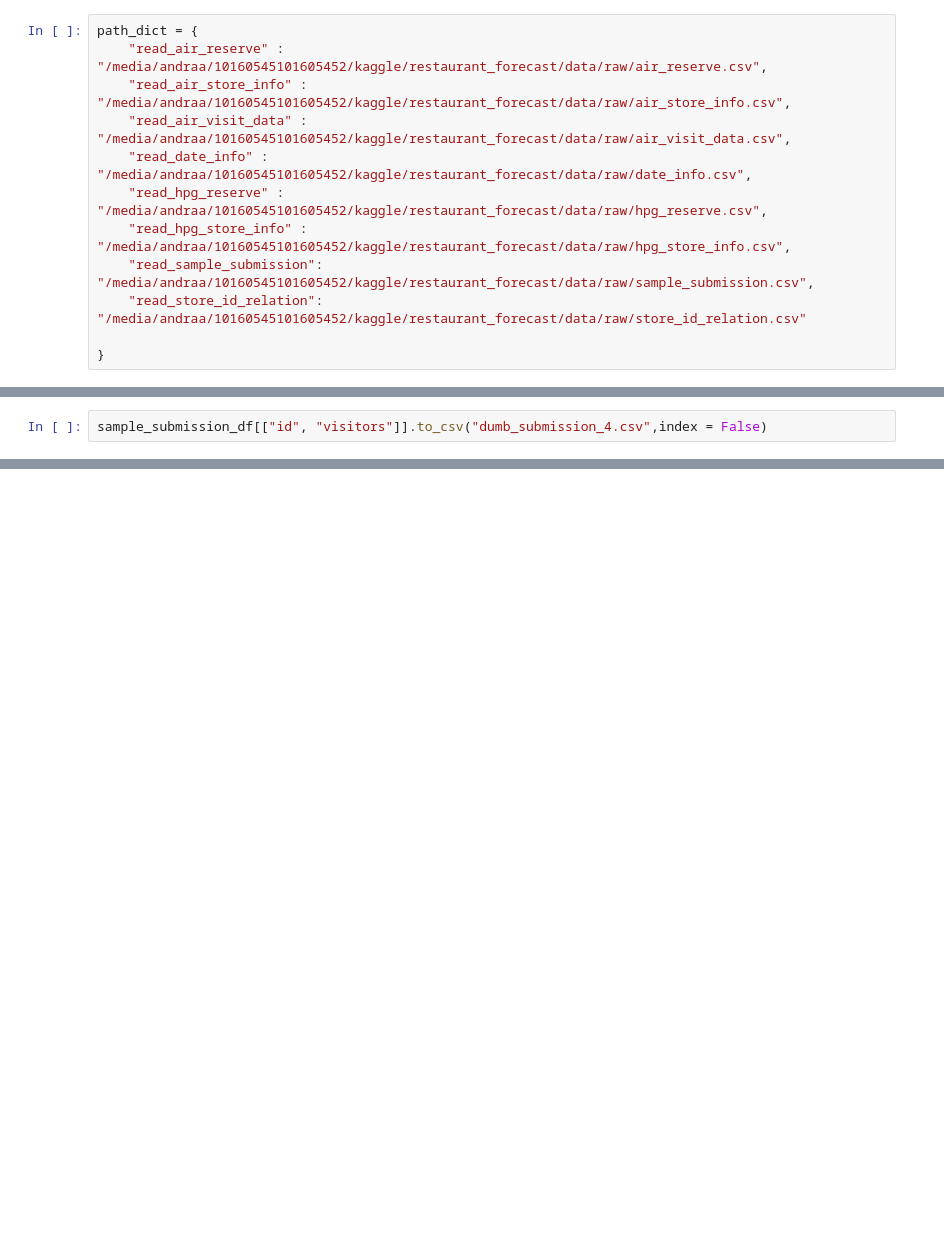
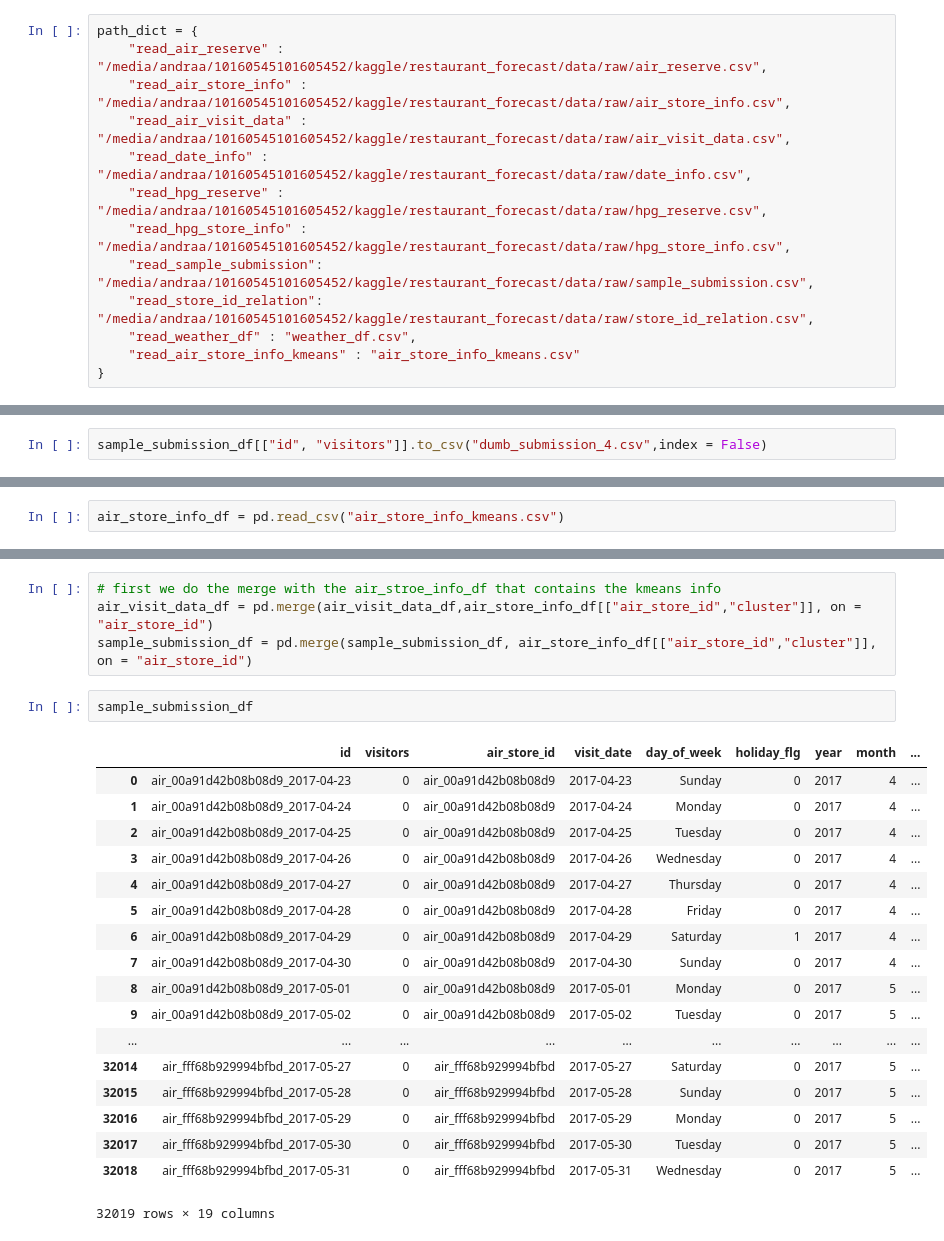
Before and after one commit to AndraAnoaica/kaggle_resto, a Jupyter notebook: prediction_models/0.0-aa-dumbest_model.ipynb, the cells around one changed output, grey strips where cells are left out. Saved outputs shown, nothing was run; the diff lists cells and outputs as text; blank space fills up the shorter version.

```diff
--- a/prediction_models/0.0-aa-dumbest_model.ipynb
+++ b/prediction_models/0.0-aa-dumbest_model.ipynb
@@ -13,8 +13,9 @@ path_dict = {
     "read_hpg_reserve" : "/media/andraa/10160545101605452/kaggle/restaurant_forecast/data/raw/hpg_reserve.csv",
     "read_hpg_store_info" : "/media/andraa/10160545101605452/kaggle/restaurant_forecast/data/raw/hpg_store_info.csv",
     "read_sample_submission": "/media/andraa/10160545101605452/kaggle/restaurant_forecast/data/raw/sample_submission.csv",
-    "read_store_id_relation": "/media/andraa/10160545101605452/kaggle/restaurant_forecast/data/raw/store_id_relation.csv"
-
+    "read_store_id_relation": "/media/andraa/10160545101605452/kaggle/restaurant_forecast/data/raw/store_id_relation.csv",
+    "read_weather_df" : "weather_df.csv",
+    "read_air_store_info_kmeans" : "air_store_info_kmeans.csv"
 }
 # %% [markdown]
 # 0.0 Load the data
@@ -384,0 +413,2 @@ sample_submission_df[["id", "visitors"]].to_csv("dumb_submission_4.csv",index =
+# %%
+air_store_info_df = pd.read_csv("air_store_info_kmeans.csv")
@@ -384,0 +446,25 @@ sample_submission_df[["id", "visitors"]].to_csv("dumb_submission_4.csv",index =
+# %%
+# first we do the merge with the air_stroe_info_df that contains the kmeans info
+air_visit_data_df = pd.merge(air_visit_data_df,air_store_info_df[["air_store_id","cluster"]], on = "air_store_id")
+sample_submission_df = pd.merge(sample_submission_df, air_store_info_df[["air_store_id","cluster"]], on = "air_store_id")
+# %%
+sample_submission_df
+# %% [output]
+|  | id | visitors | air_store_id | visit_date | day_of_week | holiday_flg | year | month | ... |
+| 0 | air_00a91d42b08b08d9_2017-04-23 | 0 | air_00a91d42b08b08d9 | 2017-04-23 | Sunday | 0 | 2017 | 4 | ... |
+| 1 | air_00a91d42b08b08d9_2017-04-24 | 0 | air_00a91d42b08b08d9 | 2017-04-24 | Monday | 0 | 2017 | 4 | ... |
+| 2 | air_00a91d42b08b08d9_2017-04-25 | 0 | air_00a91d42b08b08d9 | 2017-04-25 | Tuesday | 0 | 2017 | 4 | ... |
+| 3 | air_00a91d42b08b08d9_2017-04-26 | 0 | air_00a91d42b08b08d9 | 2017-04-26 | Wednesday | 0 | 2017 | 4 | ... |
+| 4 | air_00a91d42b08b08d9_2017-04-27 | 0 | air_00a91d42b08b08d9 | 2017-04-27 | Thursday | 0 | 2017 | 4 | ... |
+| 5 | air_00a91d42b08b08d9_2017-04-28 | 0 | air_00a91d42b08b08d9 | 2017-04-28 | Friday | 0 | 2017 | 4 | ... |
+| 6 | air_00a91d42b08b08d9_2017-04-29 | 0 | air_00a91d42b08b08d9 | 2017-04-29 | Saturday | 1 | 2017 | 4 | ... |
+| 7 | air_00a91d42b08b08d9_2017-04-30 | 0 | air_00a91d42b08b08d9 | 2017-04-30 | Sunday | 0 | 2017 | 4 | ... |
+| 8 | air_00a91d42b08b08d9_2017-05-01 | 0 | air_00a91d42b08b08d9 | 2017-05-01 | Monday | 0 | 2017 | 5 | ... |
+| 9 | air_00a91d42b08b08d9_2017-05-02 | 0 | air_00a91d42b08b08d9 | 2017-05-02 | Tuesday | 0 | 2017 | 5 | ... |
+| ... | ... | ... | ... | ... | ... | ... | ... | ... | ... |
+| 32014 | air_fff68b929994bfbd_2017-05-27 | 0 | air_fff68b929994bfbd | 2017-05-27 | Saturday | 0 | 2017 | 5 | ... |
+| 32015 | air_fff68b929994bfbd_2017-05-28 | 0 | air_fff68b929994bfbd | 2017-05-28 | Sunday | 0 | 2017 | 5 | ... |
+| 32016 | air_fff68b929994bfbd_2017-05-29 | 0 | air_fff68b929994bfbd | 2017-05-29 | Monday | 0 | 2017 | 5 | ... |
+| 32017 | air_fff68b929994bfbd_2017-05-30 | 0 | air_fff68b929994bfbd | 2017-05-30 | Tuesday | 0 | 2017 | 5 | ... |
+| 32018 | air_fff68b929994bfbd_2017-05-31 | 0 | air_fff68b929994bfbd | 2017-05-31 | Wednesday | 0 | 2017 | 5 | ... |
+32019 rows × 19 columns
```
Also changed, not shown: parts of 21 cells of this notebook, 7 other files.
